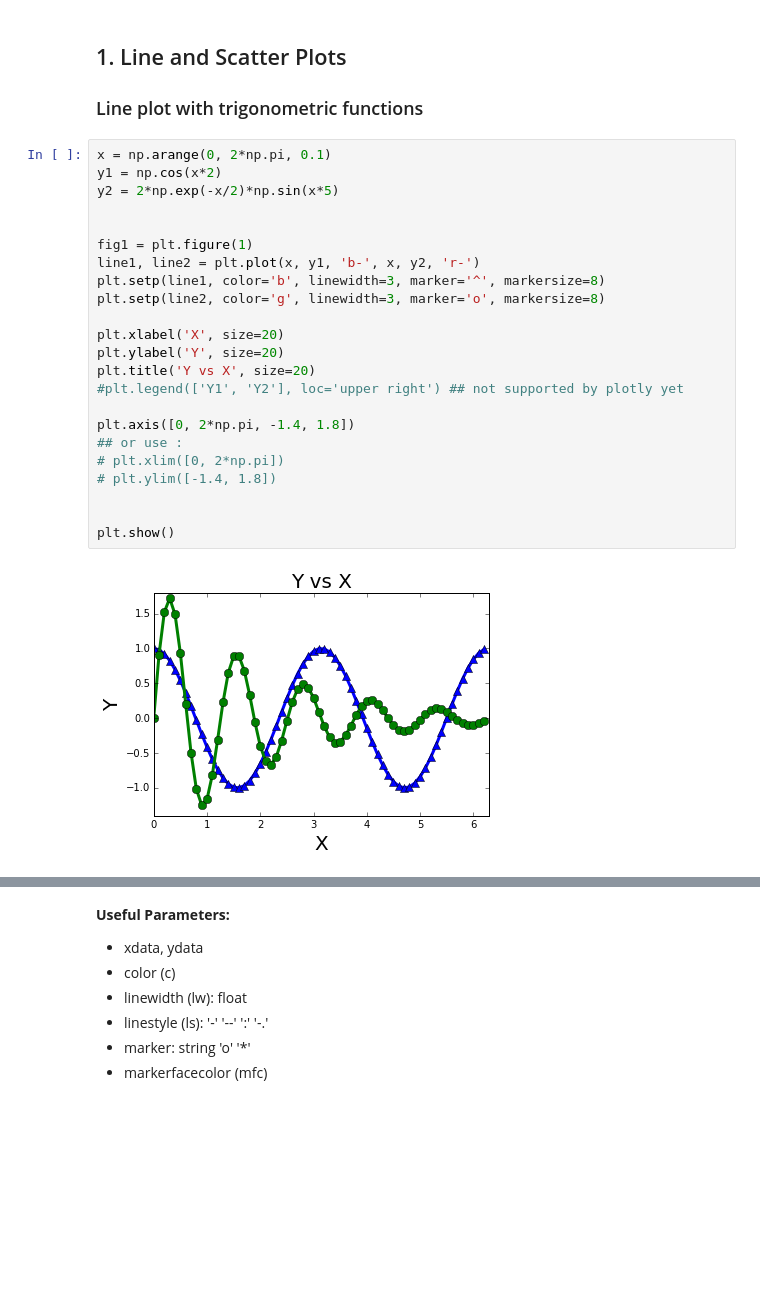
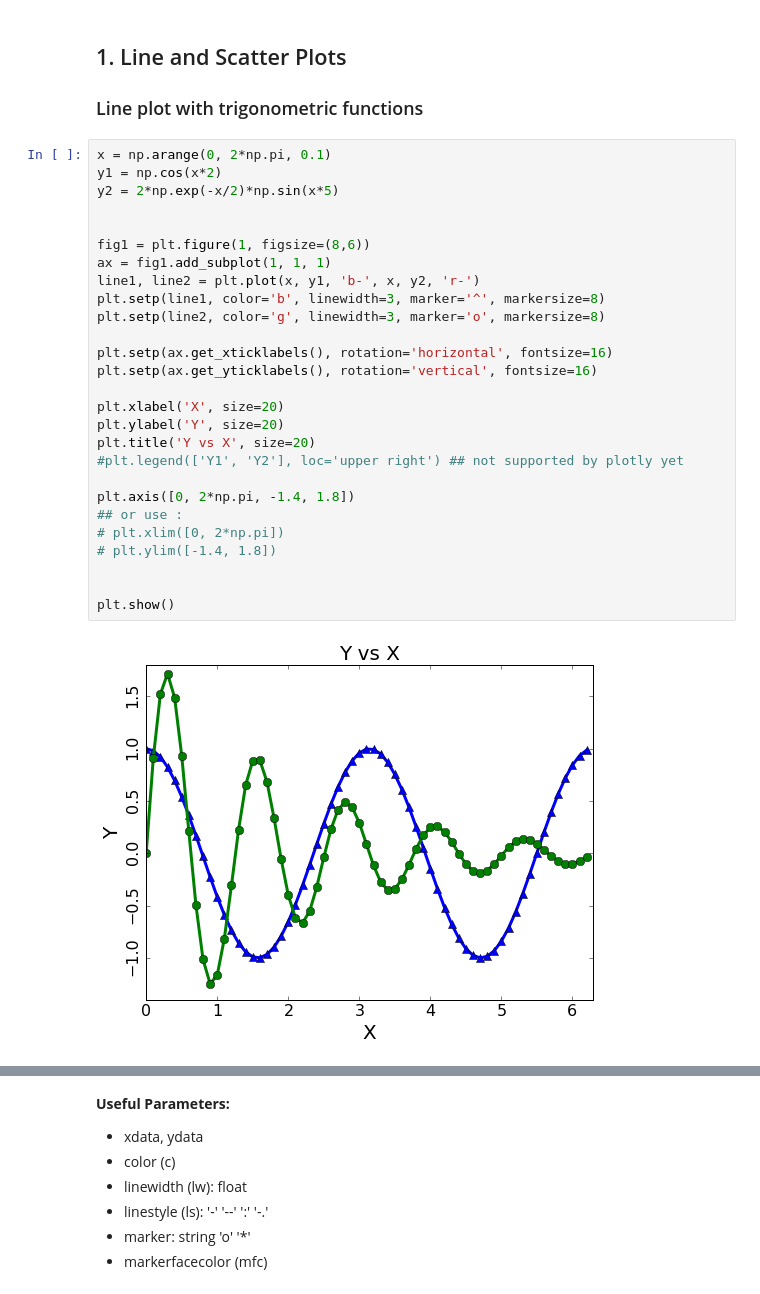
Before and after one commit to vmirly/DataScience, a Jupyter notebook: data-visualization/python-pyplot.ipynb, the cells around one changed output, grey strips where cells are left out. Saved outputs shown, nothing was run; the diff lists cells and outputs as text; blank space fills up the shorter version.

```diff
--- a/data-visualization/python-pyplot.ipynb
+++ b/data-visualization/python-pyplot.ipynb
@@ -40,28 +40,32 @@ import plotly.plotly as py
 # %%
 x = np.arange(0, 2*np.pi, 0.1)
 y1 = np.cos(x*2)
 y2 = 2*np.exp(-x/2)*np.sin(x*5)
 
 
-fig1 = plt.figure(1)
+fig1 = plt.figure(1, figsize=(8,6))
+ax = fig1.add_subplot(1, 1, 1)
 line1, line2 = plt.plot(x, y1, 'b-', x, y2, 'r-')
 plt.setp(line1, color='b', linewidth=3, marker='^', markersize=8)
 plt.setp(line2, color='g', linewidth=3, marker='o', markersize=8)
+
+plt.setp(ax.get_xticklabels(), rotation='horizontal', fontsize=16)
+plt.setp(ax.get_yticklabels(), rotation='vertical', fontsize=16)
 
 plt.xlabel('X', size=20)
 plt.ylabel('Y', size=20)
 plt.title('Y vs X', size=20)
 #plt.legend(['Y1', 'Y2'], loc='upper right') ## not supported by plotly yet
 
 plt.axis([0, 2*np.pi, -1.4, 1.8])
 ## or use :
 # plt.xlim([0, 2*np.pi])
 # plt.ylim([-1.4, 1.8])
 
 
 plt.show()
 # %% [output]
-[figure, old version]
+[figure, new version]
 # %%
 ## Plotly version:
 
```
Also changed, not shown: parts of 4 cells of this notebook.
